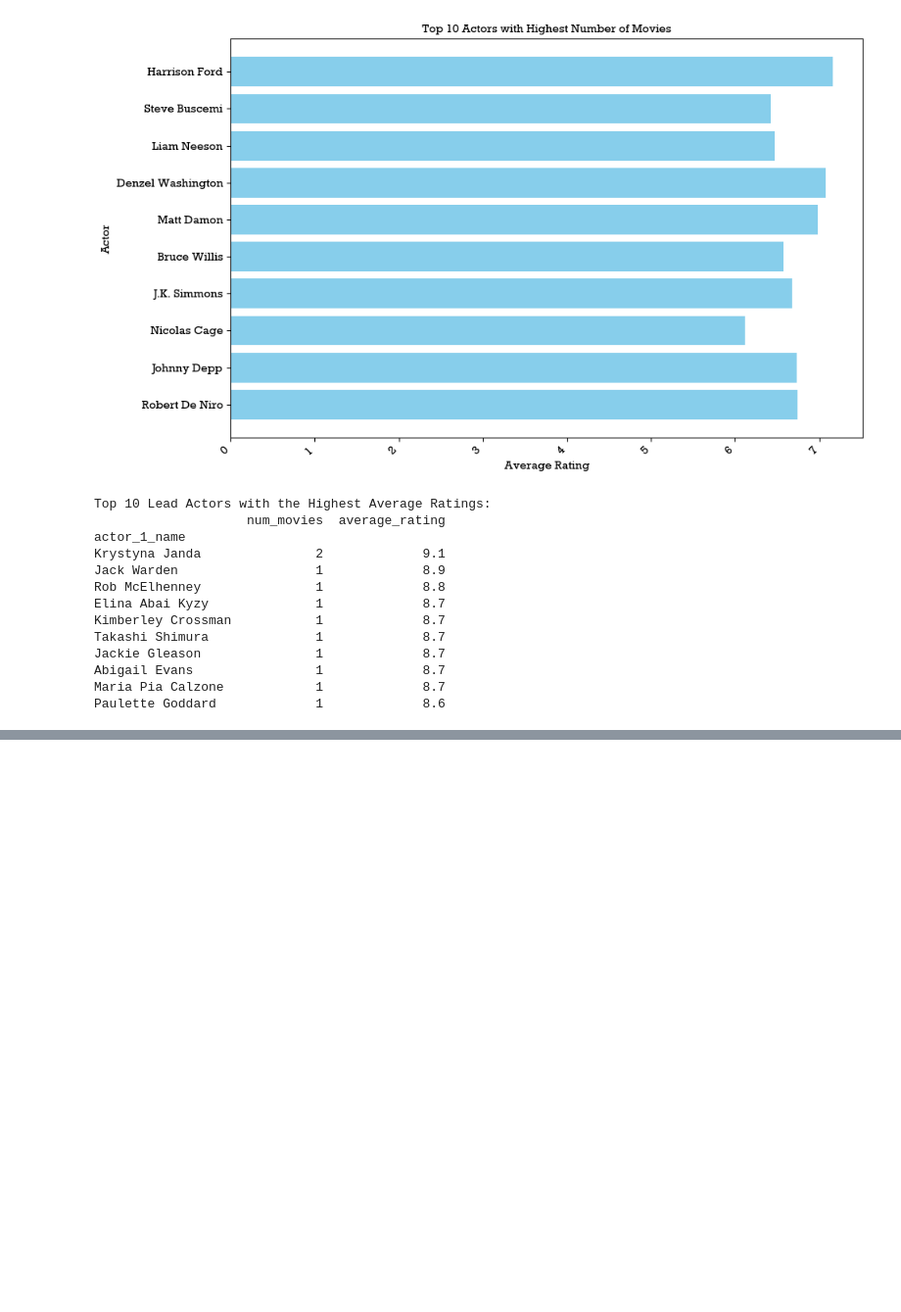
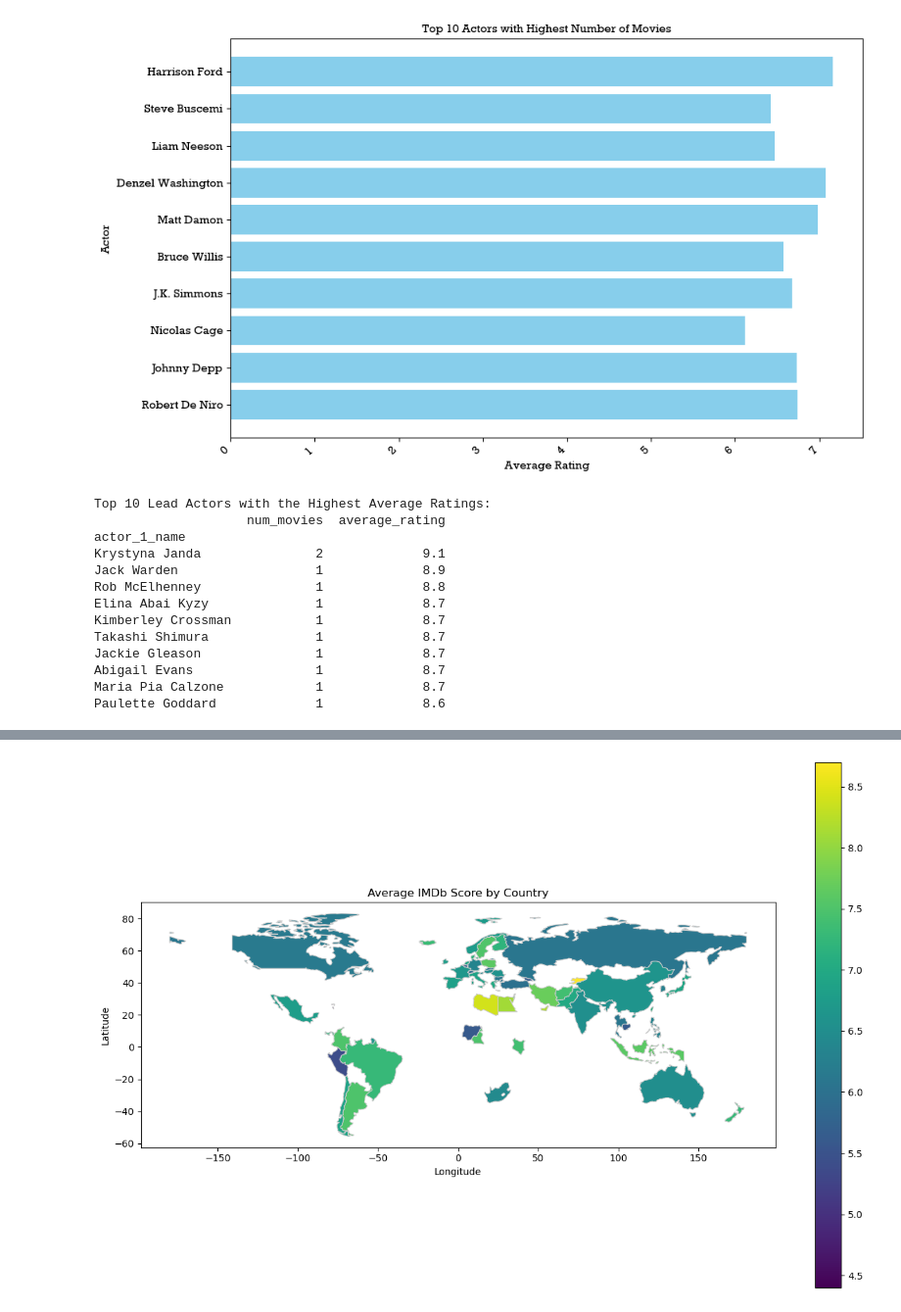
Before and after one commit to XueYiLu/Project-4, a Jupyter notebook: Cleaned_data/IrisVisualizations.ipynb, the cells around one changed output, grey strips where cells are left out. Shown: that part at 98% size. Saved outputs shown, nothing was run; the diff lists cells and outputs as text; code cells hidden in the pictures; blank space fills up the shorter version.

```diff
--- a/Cleaned_data/IrisVisualizations.ipynb
+++ b/Cleaned_data/IrisVisualizations.ipynb
@@ -388,0 +392,5 @@ plt.show()
+# %%
+# Bring the countries column back
+file_path = '/Users/Sarah/ucb/homework/23-final_project/movie_metadata.csv'
+df = pd.read_csv(file_path)
+df.head()
@@ -388,0 +422,6 @@ plt.show()
+# %%
+# Group the DataFrame by 'country' and calculate the average IMDb score for each country
+country_imdb_avg = df.groupby('country')['imdb_score'].mean().reset_index()
+
+# Display the DataFrame with the average IMDb score per country
+print(country_imdb_avg)
@@ -388,0 +443,20 @@ plt.show()
+# %%
+# Load country boundary dataset (assuming you have one named 'world')
+world = gpd.read_file(gpd.datasets.get_path('naturalearth_lowres'))
+
+# Merge with dataset containing IMDb score averages
+merged_data = world.merge(country_imdb_avg, how='left', left_on='name', right_on='country')
+
+# Plot the map
+fig, ax = plt.subplots(1, 1, figsize=(15, 10))
+merged_data.plot(column='imdb_score', cmap='viridis', linewidth=0.8, ax=ax, edgecolor='0.8', legend=True)
+
+# Add titles and labels
+plt.title('Average IMDb Score by Country')
+plt.xlabel('Longitude')
+plt.ylabel('Latitude')
+
+# Show plot
+plt.show()
+# %% [output]
+[figure, added]
```
Also changed, not shown: parts of 9 cells of this notebook.
